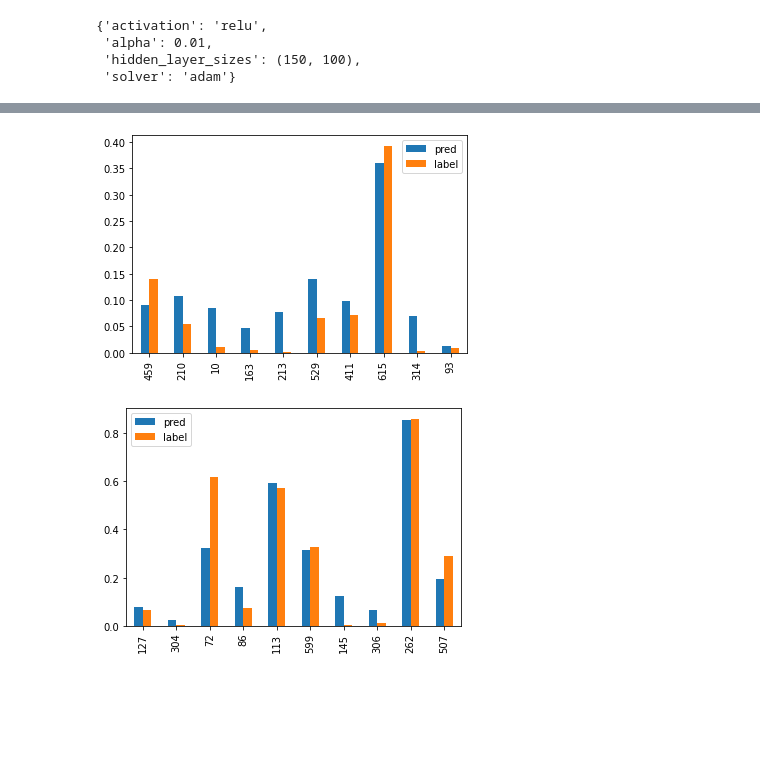
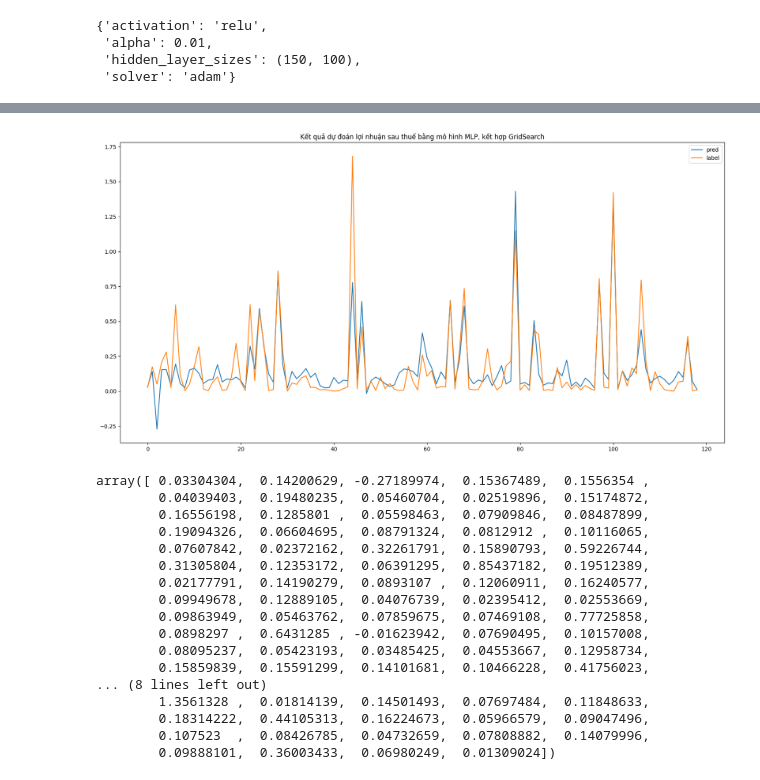
Before and after one commit to trhgquan/MTH063, a Jupyter notebook: final/vn-bank.ipynb, the cells around one changed output, grey strips where cells are left out. Drawn from its saved outputs; the diff is of its cells as text; code cells hidden in the pictures; blank space fills up the shorter version.

```diff
--- a/final/vn-bank.ipynb
+++ b/final/vn-bank.ipynb
@@ -818,0 +831,4 @@ df_cau6_test_y.min(), df_cau6_test_y.max()
+# %%
+regr = LinearRegression()
+# %%
+regr.fit(df_cau6_train_X_scaled, df_cau6_train_y)
@@ -932,11 +1018,27 @@ Mean Squared Error: 0.01793728767704077
 Root Mean Squared Error: 0.13393015969915353
 # %%
-pd.DataFrame({"pred": pred[-10:], "label": df_cau6_test_y[-10:]}).plot.bar()
+pd.DataFrame({"pred": pred, "label": df_cau6_test_y}).reset_index().drop(["index"], axis=1).plot(figsize=(20,10))
+plt.title("Kết quả dự đoán lợi nhuận sau thuế bằng mô hình MLP, kết hợp GridSearch")
 plt.show()
 # %% [output]
-[figure, old version]
+[figure, new version]
 # %%
-pd.DataFrame({"pred": pred[20:30], "label": df_cau6_test_y[20:30]}).plot.bar()
-plt.show()
+pred
 # %% [output]
-[figure, removed]
+array([ 0.03304304,  0.14200629, -0.27189974,  0.15367489,  0.1556354 ,
+        0.04039403,  0.19480235,  0.05460704,  0.02519896,  0.15174872,
+        0.16556198,  0.1285801 ,  0.05598463,  0.07909846,  0.08487899,
+        0.19094326,  0.06604695,  0.08791324,  0.0812912 ,  0.10116065,
+        0.07607842,  0.02372162,  0.32261791,  0.15890793,  0.59226744,
+        0.31305804,  0.12353172,  0.06391295,  0.85437182,  0.19512389,
+        0.02177791,  0.14190279,  0.0893107 ,  0.12060911,  0.16240577,
+        0.09949678,  0.12889105,  0.04076739,  0.02395412,  0.02553669,
+        0.09863949,  0.05463762,  0.07859675,  0.07469108,  0.77725858,
+        0.0898297 ,  0.6431285 , -0.01623942,  0.07690495,  0.10157008,
+        0.08095237,  0.05423193,  0.03485425,  0.04553667,  0.12958734,
+        0.15859839,  0.15591299,  0.14101681,  0.10466228,  0.41756023,
+... (8 lines left out)
+        1.3561328 ,  0.01814139,  0.14501493,  0.07697484,  0.11848633,
+        0.18314222,  0.44105313,  0.16224673,  0.05966579,  0.09047496,
+        0.107523  ,  0.08426785,  0.04732659,  0.07808882,  0.14079996,
+        0.09888101,  0.36003433,  0.06980249,  0.01309024])
```
Also changed, not shown: parts of 47 cells of this notebook.
